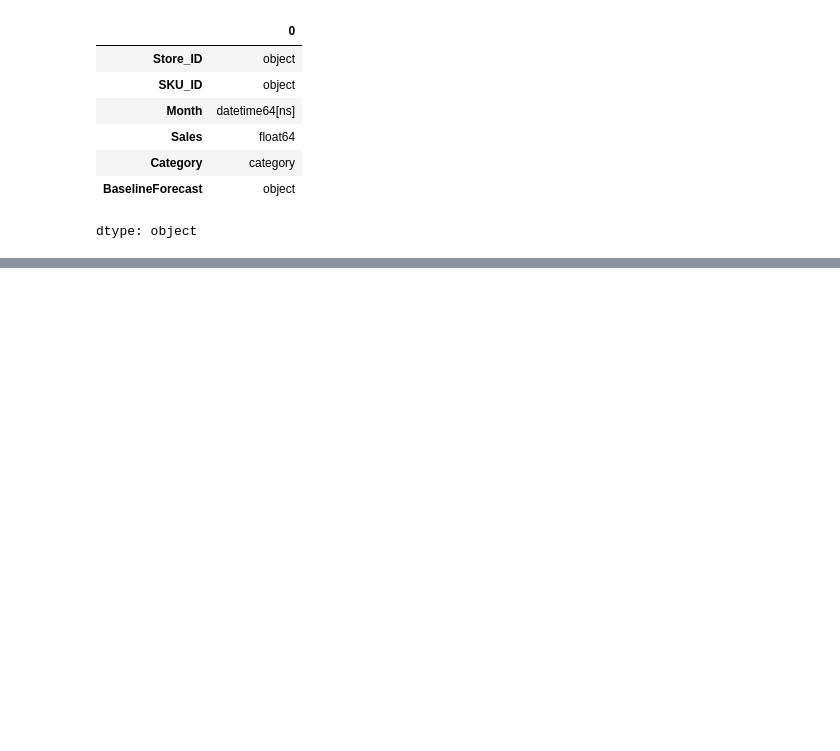
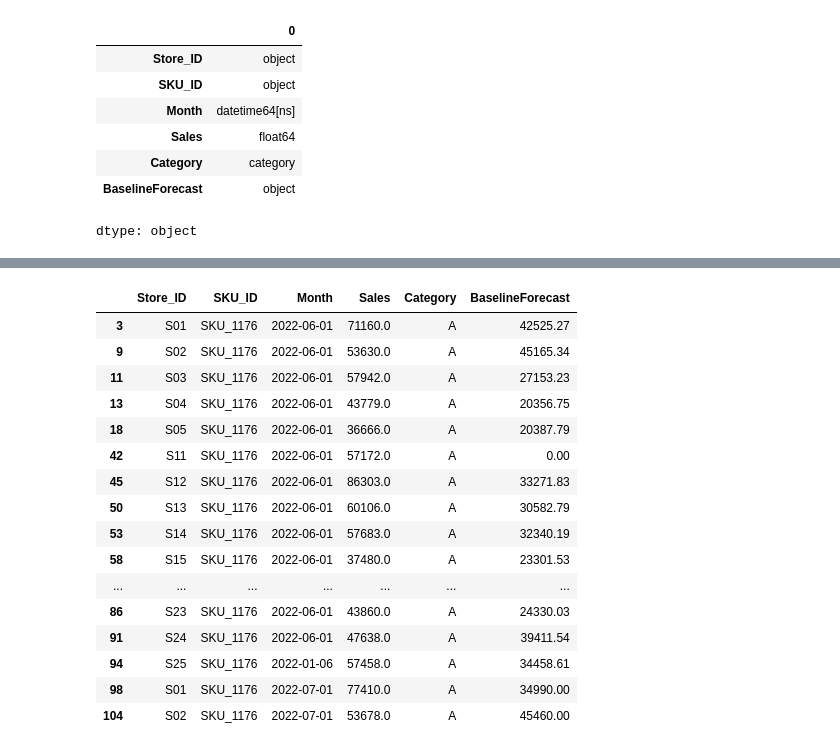
Before and after one commit to partha2412/Time-Series-Forecast, a Jupyter notebook: TimeSeries_forecasting.ipynb, the cells around one changed output, grey strips where cells are left out. Saved outputs shown, nothing was run; the diff lists cells and outputs as text; code cells hidden in the pictures; blank space fills up the shorter version.

```diff
--- a/TimeSeries_forecasting.ipynb
+++ b/TimeSeries_forecasting.ipynb
@@ -142,0 +220,8 @@ dtype: object
+# %%
+Q1 = tdf['Sales'].quantile(0.25)
+Q3 = tdf['Sales'].quantile(0.75)
+IQR = Q3-Q1
+LL = Q1-1.5*IQR
+UL = Q3+1.5*IQR
+# %%
+t_outliers = ((tdf.Sales<LL )| (tdf.Sales>UL))
@@ -142,0 +234,20 @@ dtype: object
+# %%
+tdf[t_outliers].head(20)
+# %% [output]
+|  | Store_ID | SKU_ID | Month | Sales | Category | BaselineForecast |
+| 3 | S01 | SKU_1176 | 2022-06-01 | 71160.0 | A | 42525.27 |
+| 9 | S02 | SKU_1176 | 2022-06-01 | 53630.0 | A | 45165.34 |
+| 11 | S03 | SKU_1176 | 2022-06-01 | 57942.0 | A | 27153.23 |
+| 13 | S04 | SKU_1176 | 2022-06-01 | 43779.0 | A | 20356.75 |
+| 18 | S05 | SKU_1176 | 2022-06-01 | 36666.0 | A | 20387.79 |
+| 42 | S11 | SKU_1176 | 2022-06-01 | 57172.0 | A | 0.00 |
+| 45 | S12 | SKU_1176 | 2022-06-01 | 86303.0 | A | 33271.83 |
+| 50 | S13 | SKU_1176 | 2022-06-01 | 60106.0 | A | 30582.79 |
+| 53 | S14 | SKU_1176 | 2022-06-01 | 57683.0 | A | 32340.19 |
+| 58 | S15 | SKU_1176 | 2022-06-01 | 37480.0 | A | 23301.53 |
+| ... | ... | ... | ... | ... | ... | ... |
+| 86 | S23 | SKU_1176 | 2022-06-01 | 43860.0 | A | 24330.03 |
+| 91 | S24 | SKU_1176 | 2022-06-01 | 47638.0 | A | 39411.54 |
+| 94 | S25 | SKU_1176 | 2022-01-06 | 57458.0 | A | 34458.61 |
+| 98 | S01 | SKU_1176 | 2022-07-01 | 77410.0 | A | 34990.00 |
+| 104 | S02 | SKU_1176 | 2022-07-01 | 53678.0 | A | 45460.00 |
```
Also changed, not shown: parts of 23 cells of this notebook.
